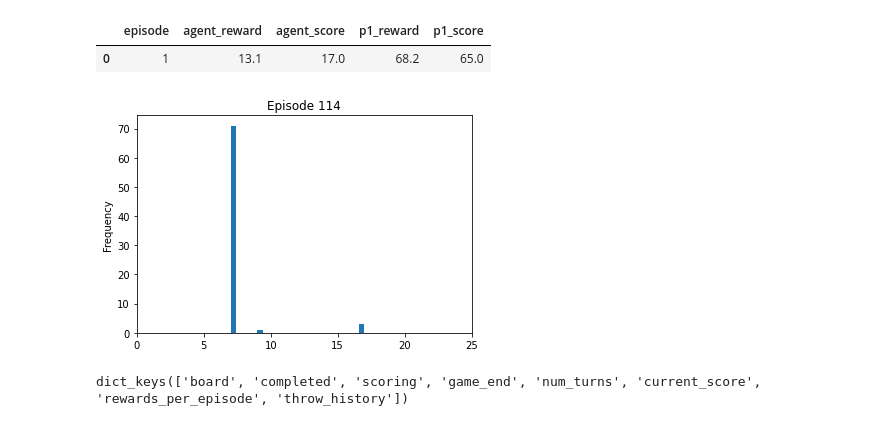
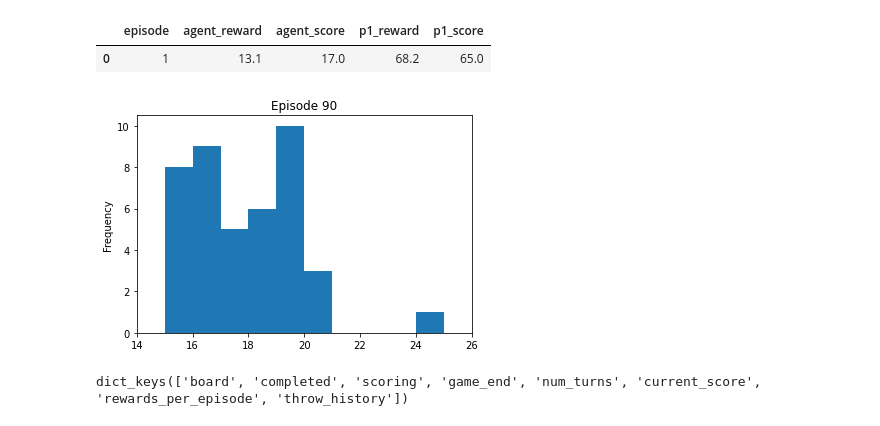
Before and after one commit to gusfelhberg/darts_cricket, a Jupyter notebook: results_stats.ipynb, the cells around one changed output. Saved outputs shown, nothing was run; the diff lists cells and outputs as text; code cells hidden in the pictures.

```diff
--- a/results_stats.ipynb
+++ b/results_stats.ipynb
@@ -27,11 +28,11 @@ import pickle
 agent_aims_history = pickle.load(open('agent_aims_history.pkl','rb'))
 # %%
 def plot_aim_dist(episode):
-    pd.DataFrame(agent_aims_history,columns=['Episodes','Number','Multi']).query('Episodes == @episode').iloc[:,1].plot.hist(bins=25,title='Episode '+str(episode),xlim=(0,25))
+    pd.DataFrame(agent_aims_history,columns=['Episodes','Number','Multi']).query('Episodes == @episode').iloc[:,1].plot.hist(bins=10,title='Episode '+str(episode),xlim=(14,26))
 # %%
-plot_aim_dist(114)
+plot_aim_dist(90)
 # %% [output]
-[figure, old version]
+[figure, new version]
 # %%
 import pickle
 import pandas as pd
```
Also changed, not shown: parts of 2 cells of this notebook, 18 other files.
